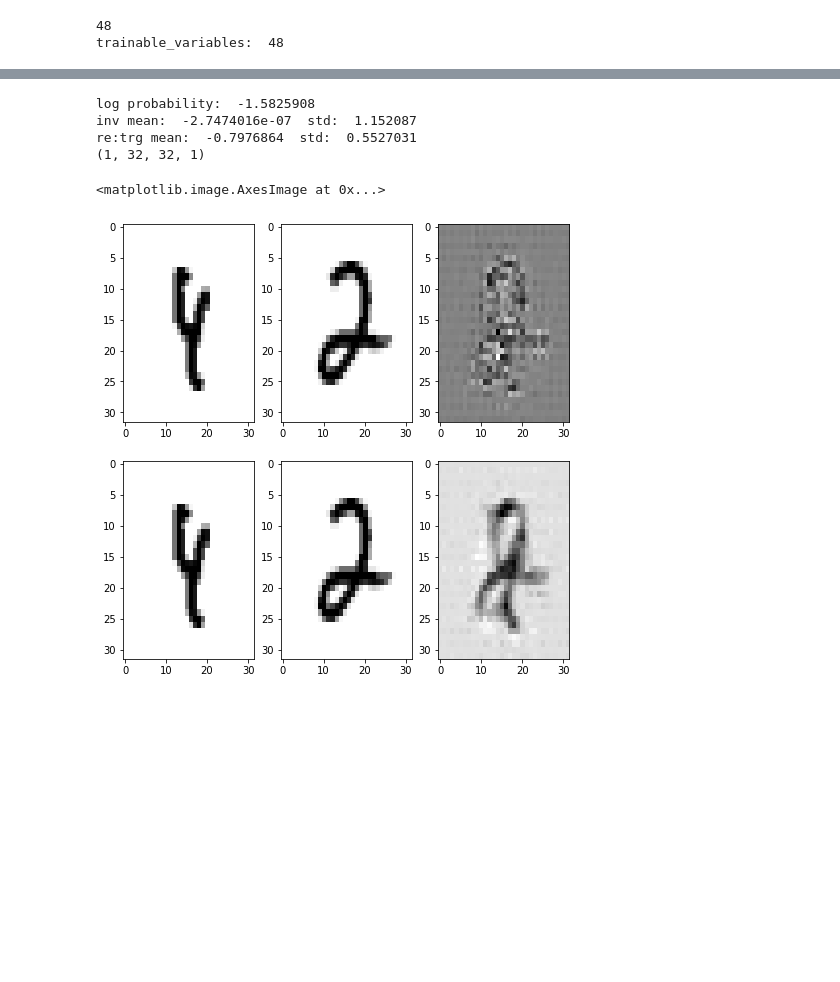
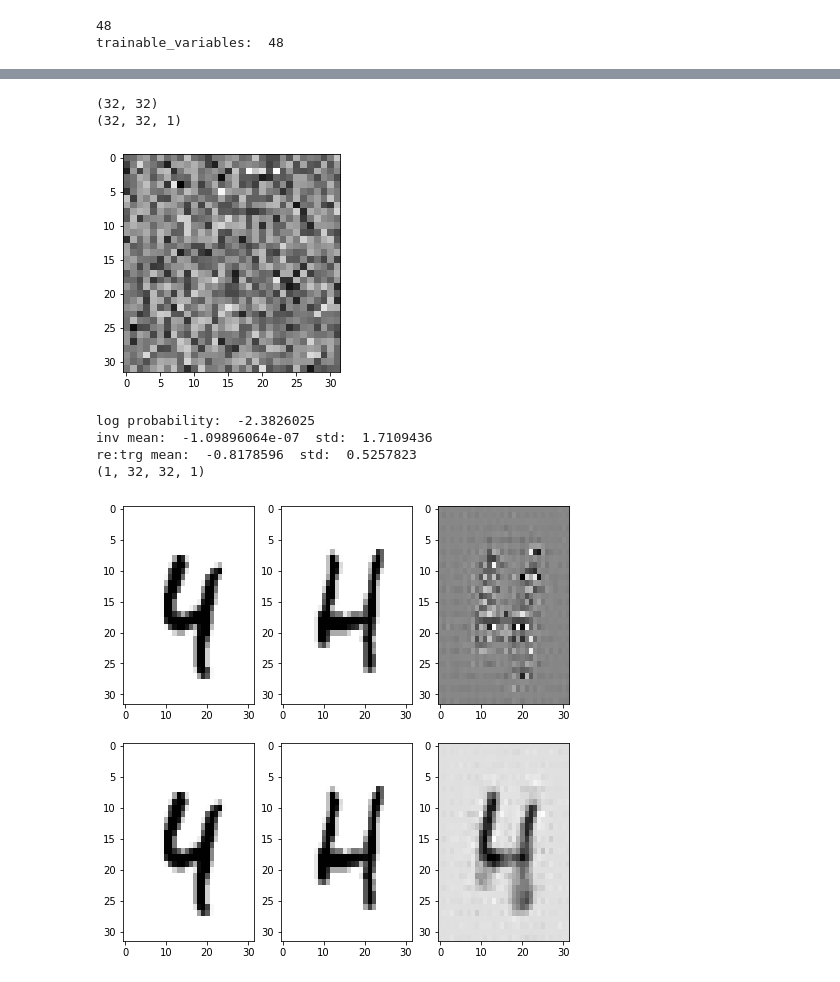
Before and after one commit to MaryDongsn/DL_RL, a Jupyter notebook: real_nvp.ipynb, the cells around one changed output, grey strips where cells are left out. Saved outputs shown, nothing was run; the diff lists cells and outputs as text; code cells hidden in the pictures; blank space fills up the shorter version.

```diff
--- a/real_nvp.ipynb
+++ b/real_nvp.ipynb
@@ -675,39 +711,60 @@ test_dataset = test_dataset_raw.shuffle(SHUFFLE_BUFFER_SIZE).batch(BATCH_SIZE)
+# %%
+z_1= np.random.normal(0, 1, (32, 32))
+z_2 = np.random.normal(0, 1, (32, 32))
+expz_1 = tf.expand_dims(z_1, axis=2)
+expz_2 = tf.expand_dims(z_2, axis=2)
+expz_1 = tf.cast(expz_1,dtype = tf.float32)
+expz_2 = tf.cast(expz_2,dtype = tf.float32)
+
+z = [expz_1, expz_2]
+plt.imshow(z_1, cmap='gray_r')
+
+plt.imshow(z_2, cmap='gray_r')
+
+print(z_1.shape)
+print(number_image_list[0].shape)
+# %% [output]
+(32, 32)
+(32, 32, 1)
+[figure, added]
 # %%
-fig = plt.figure(figsize=(8, 8))
-for targets in test_dataset.take(1):
-    trg = targets["img"]
+def plot_generation_result(data):
+    fig = plt.figure(figsize=(8, 8))
+
+    trg = data
     inv = flow.bijector.inverse(trg)
     re_trg = flow.bijector.forward(inv)
 
-print('log probability: ', tf.reduce_mean(tfd.Normal(0., 1.).log_prob(inv)).numpy())
-print("inv mean: ", tf.reduce_mean(inv).numpy(), " std: ", tf.math.reduce_std(inv).numpy())
-print("re:trg mean: ", tf.reduce_mean(re_trg).numpy(), " std: ", tf.math.reduce_std(re_trg).numpy())
+    print('log probability: ', tf.reduce_mean(tfd.Normal(0., 1.).log_prob(inv)).numpy())
+    print("inv mean: ", tf.reduce_mean(inv).numpy(), " std: ", tf.math.reduce_std(inv).numpy())
+    print("re:trg mean: ", tf.reduce_mean(re_trg).numpy(), " std: ", tf.math.reduce_std(re_trg).numpy())
 
-re_inv = np.array([(inv[0] + inv[1]) / 2.0])
-print(re_inv.shape)
-re_re_trg = flow.bijector.forward(re_inv)
+    re_inv = np.array([(inv[0] + inv[1]) / 2.0])
+    print(re_inv.shape)
+    re_re_trg = flow.bijector.forward(re_inv)
 
-ax = fig.add_subplot(2, 3, 1)
-ax.imshow(tf.squeeze(trg[0], axis=-1), aspect="auto", cmap="gray_r")
+    ax = fig.add_subplot(2, 3, 1)
+    ax.imshow(tf.squeeze(trg[0], axis=-1), aspect="auto", cmap='gray_r')
 
-ax = fig.add_subplot(2, 3, 4)
-ax.imshow(tf.squeeze(re_trg[0], axis=-1), aspect="auto", cmap="gray_r")
+    ax = fig.add_subplot(2, 3, 4)
+    ax.imshow(tf.squeeze(re_trg[0], axis=-1), aspect="auto", cmap='gray_r')
 
-ax = fig.add_subplot(2, 3, 2)
-ax.imshow(tf.squeeze(trg[1], axis=-1), aspect="auto", cmap="gray_r")
+    ax = fig.add_subplot(2, 3, 2)
+    ax.imshow(tf.squeeze(trg[1], axis=-1), aspect="auto", cmap='gray_r')
 
-ax = fig.add_subplot(2, 3, 5)
-ax.imshow(tf.squeeze(re_trg[1], axis=-1), aspect="auto", cmap="gray_r")
+    ax = fig.add_subplot(2, 3, 5)
+    ax.imshow(tf.squeeze(re_trg[1], axis=-1), aspect="auto", cmap='gray_r')
 
-ax = fig.add_subplot(2, 3, 3)
-ax.imshow(tf.squeeze(re_inv[0], axis=-1), aspect="auto", cmap="gray_r")
+    ax = fig.add_subplot(2, 3, 3)
+    ax.imshow(tf.squeeze(re_inv[0], axis=-1), aspect="auto", cmap='gray_r')
 
-ax = fig.add_subplot(2, 3, 6)
-ax.imshow(tf.squeeze(re_re_trg[0], axis=-1), aspect="auto", cmap="gray_r")
+    ax = fig.add_subplot(2, 3, 6)
+    ax.imshow(tf.squeeze(re_re_trg[0], axis=-1), aspect="auto", cmap='gray_r')
-# %% [output]
-log probability:  -1.5825908
-inv mean:  -2.7474016e-07  std:  1.152087
-re:trg mean:  -0.7976864  std:  0.5527031
-(1, 32, 32, 1)
-<matplotlib.image.AxesImage at 0x...>
-[figure, removed]
+# %%
+plot_generation_result(number_image_list)
+# %% [output]
+log probability:  -2.3826025
+inv mean:  -1.09896064e-07  std:  1.7109436
+re:trg mean:  -0.8178596  std:  0.5257823
+(1, 32, 32, 1)
+[figure, added]
```
Also changed, not shown: parts of 15 cells of this notebook.
